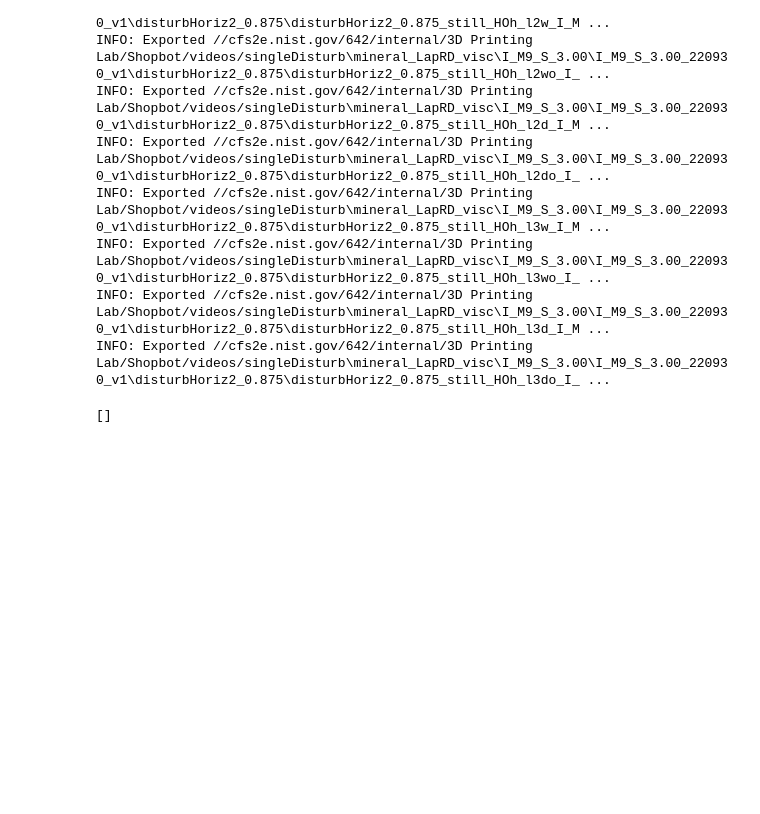
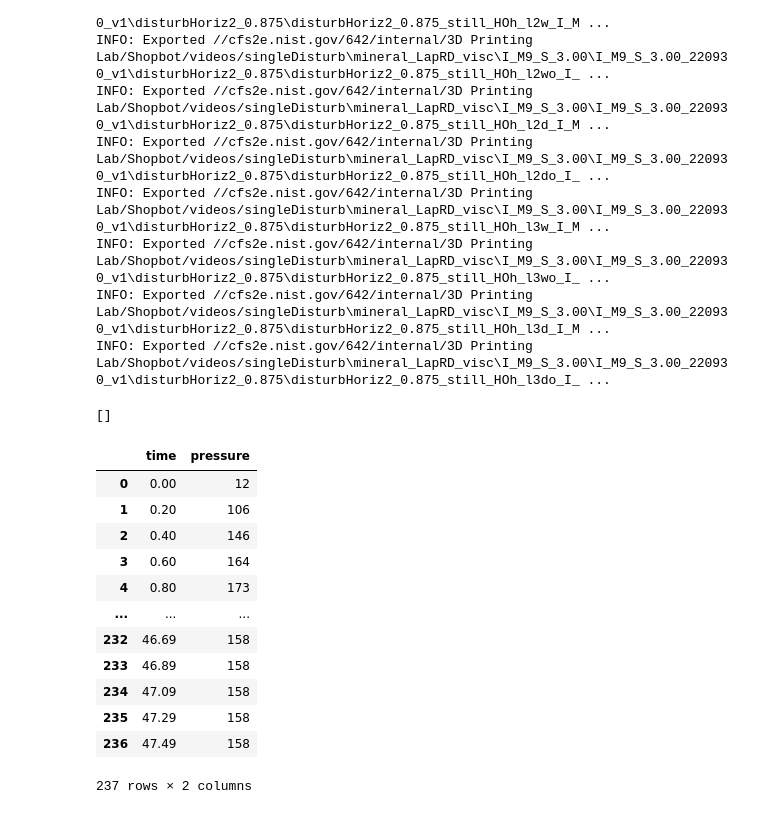
Before and after one commit to usnistgov/embedded3DPvids, a Jupyter notebook: ipynb/singleDisturb/vid_stills.ipynb, the cells around one changed output. Drawn from its saved outputs; the diff is of its cells as text; code cells hidden in the pictures; blank space fills up the shorter version.

```diff
--- a/ipynb/singleDisturb/vid_stills.ipynb
+++ b/ipynb/singleDisturb/vid_stills.ipynb
@@ -97,3 +97,22 @@ vt.exportProgDims(errorList[0], overwrite=True)
 # %%
 pdim = vt.getProgDims(folder)
 pdim.initializeProgDims()
+# %%
+folder = os.path.join(cfg.path.server, r'singleLines\LapRD LapRD 1day\I_2.50_S_2.75\I_2.50_S_2.75_210727')
+pdim = vt.getProgDims(folder)
+# %%
+pdim.ftable
+# %% [output]
+|  | time | pressure |
+| 0 | 0.00 | 12 |
+| 1 | 0.20 | 106 |
+| 2 | 0.40 | 146 |
+| 3 | 0.60 | 164 |
+| 4 | 0.80 | 173 |
+| ... | ... | ... |
+| 232 | 46.69 | 158 |
+| 233 | 46.89 | 158 |
+| 234 | 47.09 | 158 |
+| 235 | 47.29 | 158 |
+| 236 | 47.49 | 158 |
+237 rows × 2 columns
```
Also changed, not shown: 14 other files.
